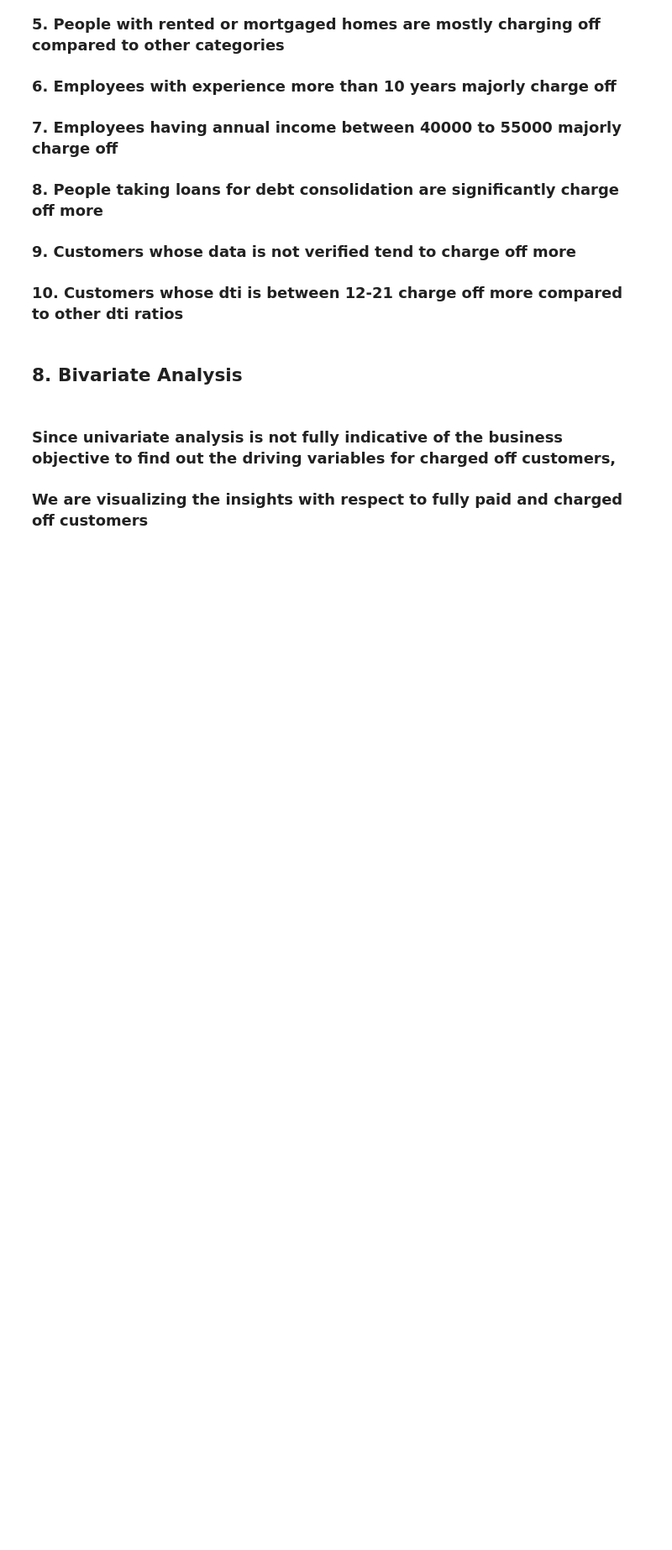
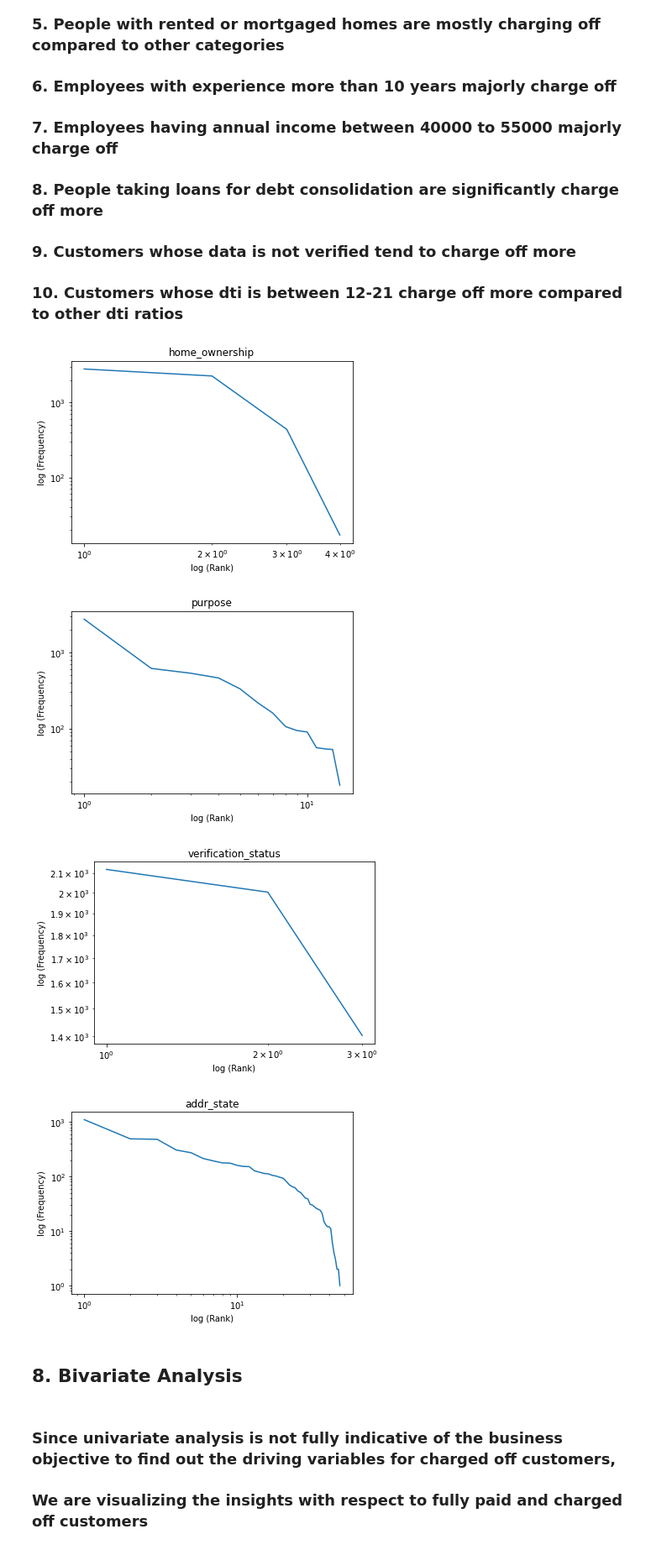
Before and after one commit to karthickchetti/LendingClubCaseStudy, a Jupyter notebook: Karthick_Chetti.ipynb, the cells around one changed output. Shown at 84% size. Cells and saved outputs as stored; diff of their text form; code cells hidden in the pictures; blank space fills up the shorter version.

```diff
--- a/Karthick_Chetti.ipynb
+++ b/Karthick_Chetti.ipynb
@@ -110,7 +110,7 @@ However it is important to select the most relevant columns out of these 42 for
 # Key features
 # id,loan_amnt,term,int_rate,installment,grade,sub_grade,emp_length,annual_inc,verification_status,purpose,zip_code,add_state
 # Here id is conidered for aggregation purpose
-req_features=["id","loan_amnt","term","int_rate","grade","sub_grade","home_ownership","emp_length","annual_inc","verification_status","purpose","addr_state","dti","open_acc","total_acc","delinq_2yrs"]
+req_features=["id","loan_amnt","term","int_rate","grade","sub_grade","home_ownership","emp_length","annual_inc","verification_status","purpose","addr_state","dti","open_acc","total_acc","delinq_2yrs","earliest_cr_line"]
 lc_df = lc_df[req_features]
 # %%
 # Having a look at the data
@@ -324,3 +324,19 @@ for col in lc_df.columns:
 ### 8. People taking loans for debt consolidation are significantly charge off more
 ### 9. Customers whose data is not verified tend to charge off more
 ### 10. Customers whose dti is between 12-21 charge off more compared to other dti ratios
+# %%
+#Unordered categorical variables
+for i in unordered_cat_data:
+    if i!="zip_code":
+        x_data = np.arange(1,len(lc_df[i].value_counts())+1)
+        y_data = lc_df[i].value_counts().values
+        plt.loglog(x_data,y_data)
+        plt.xlabel("log (Rank)")
+        plt.ylabel("log (Frequency)")
+        plt.title(i)
+        plt.show()
+# %% [output]
+[figure, added]
+[figure, added]
+[figure, added]
+[figure, added]
```
Also changed, not shown: parts of 28 cells of this notebook, 1 other file.
